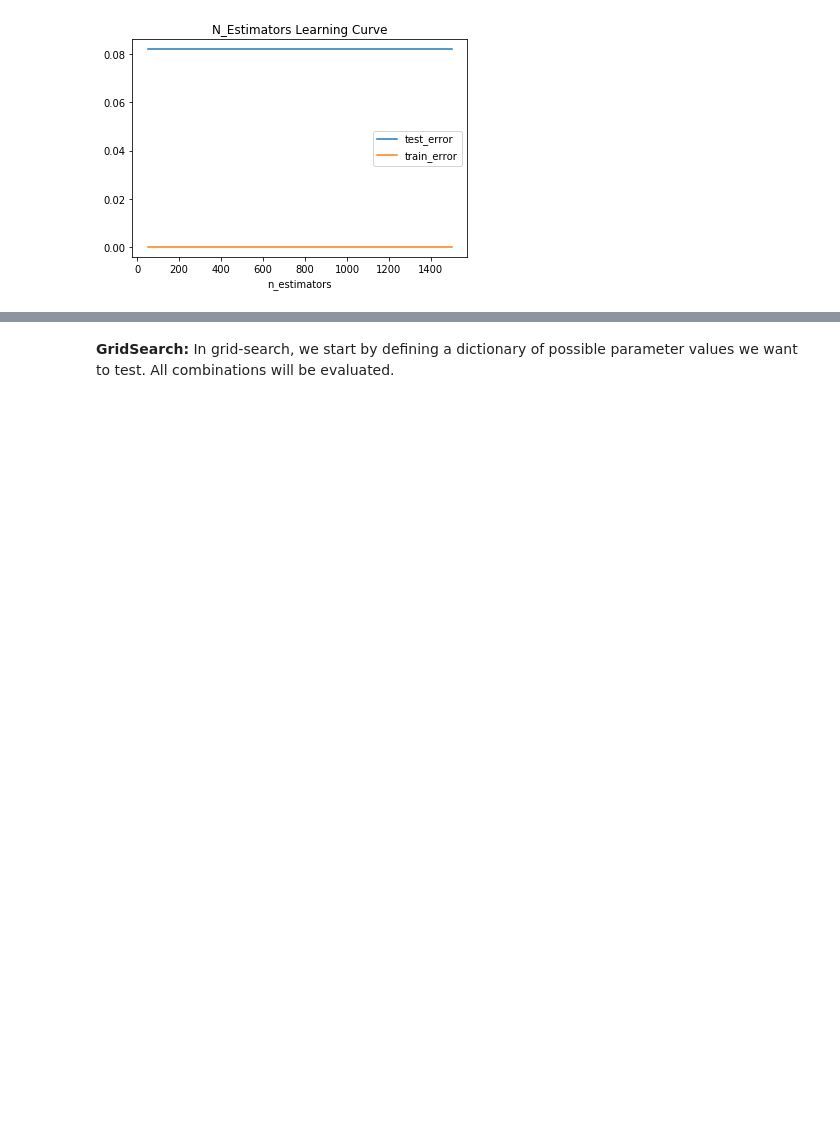
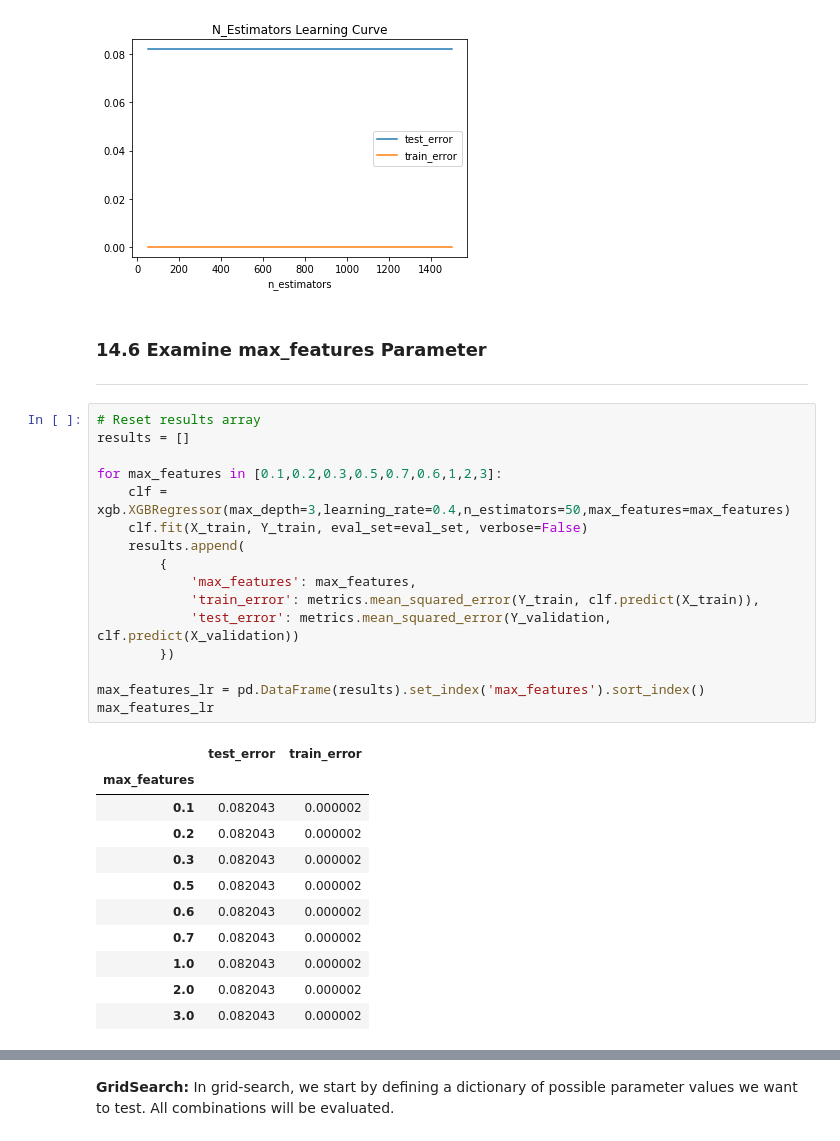
Before and after one commit to sachin-rastogi/MLClasses-HW, a Jupyter notebook: L2/Data Science Pipeline - Iris Dataset-Home-Work.ipynb, the cells around one changed output, grey strips where cells are left out. Cells and saved outputs as stored; diff of their text form; blank space fills up the shorter version.

```diff
--- a/L2/Data Science Pipeline - Iris Dataset-Home-Work.ipynb
+++ b/L2/Data Science Pipeline - Iris Dataset-Home-Work.ipynb
@@ -451,3 +454,34 @@ n_estimators_lr.plot(title="N_Estimators Learning Curve")
 # %% [output]
 <matplotlib.axes._subplots.AxesSubplot at 0x...>
 [figure]
+# %% [markdown]
+### 14.6 Examine max_features Parameter
+***
+# %%
+# Reset results array
+results = []
+
+for max_features in [0.1,0.2,0.3,0.5,0.7,0.6,1,2,3]:
+    clf = xgb.XGBRegressor(max_depth=3,learning_rate=0.4,n_estimators=50,max_features=max_features)
+    clf.fit(X_train, Y_train, eval_set=eval_set, verbose=False)
+    results.append(
+        {
+            'max_features': max_features,
+            'train_error': metrics.mean_squared_error(Y_train, clf.predict(X_train)),
+            'test_error': metrics.mean_squared_error(Y_validation, clf.predict(X_validation))
+        })
+
+max_features_lr = pd.DataFrame(results).set_index('max_features').sort_index()
+max_features_lr
+# %% [output]
+|  | test_error | train_error |
+| max_features |  |  |
+| 0.1 | 0.082043 | 0.000002 |
+| 0.2 | 0.082043 | 0.000002 |
+| 0.3 | 0.082043 | 0.000002 |
+| 0.5 | 0.082043 | 0.000002 |
+| 0.6 | 0.082043 | 0.000002 |
+| 0.7 | 0.082043 | 0.000002 |
+| 1.0 | 0.082043 | 0.000002 |
+| 2.0 | 0.082043 | 0.000002 |
+| 3.0 | 0.082043 | 0.000002 |
```
Also changed, not shown: parts of 20 cells of this notebook.
